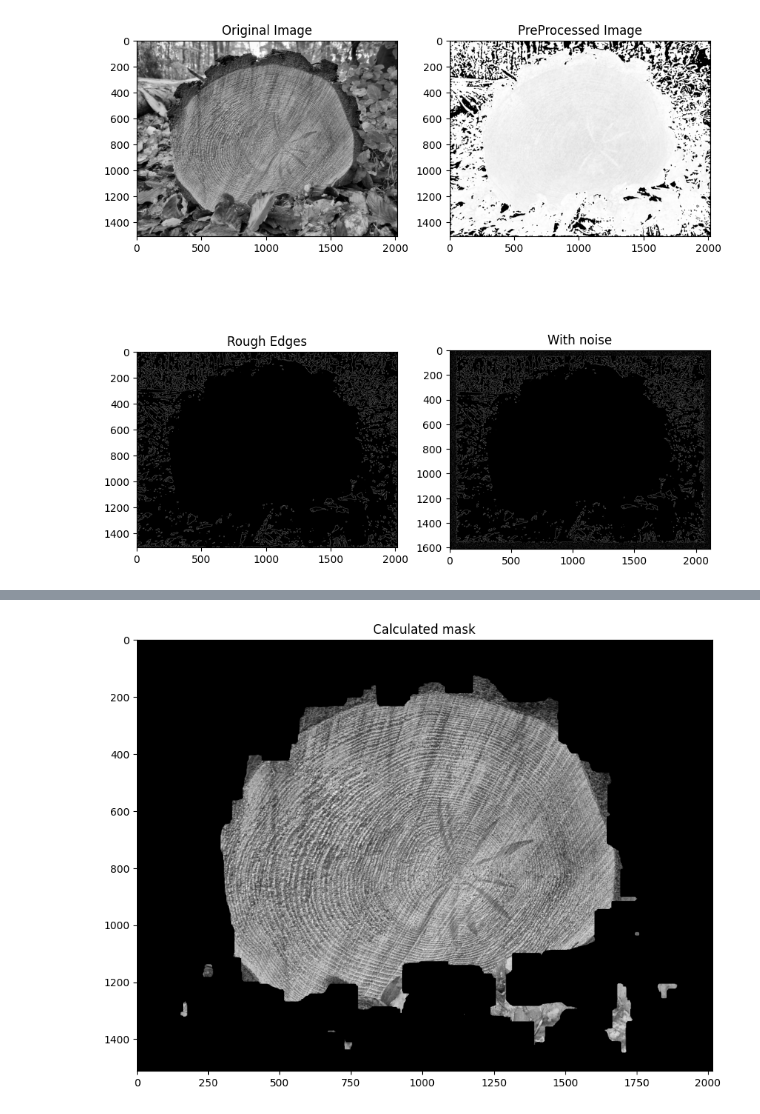
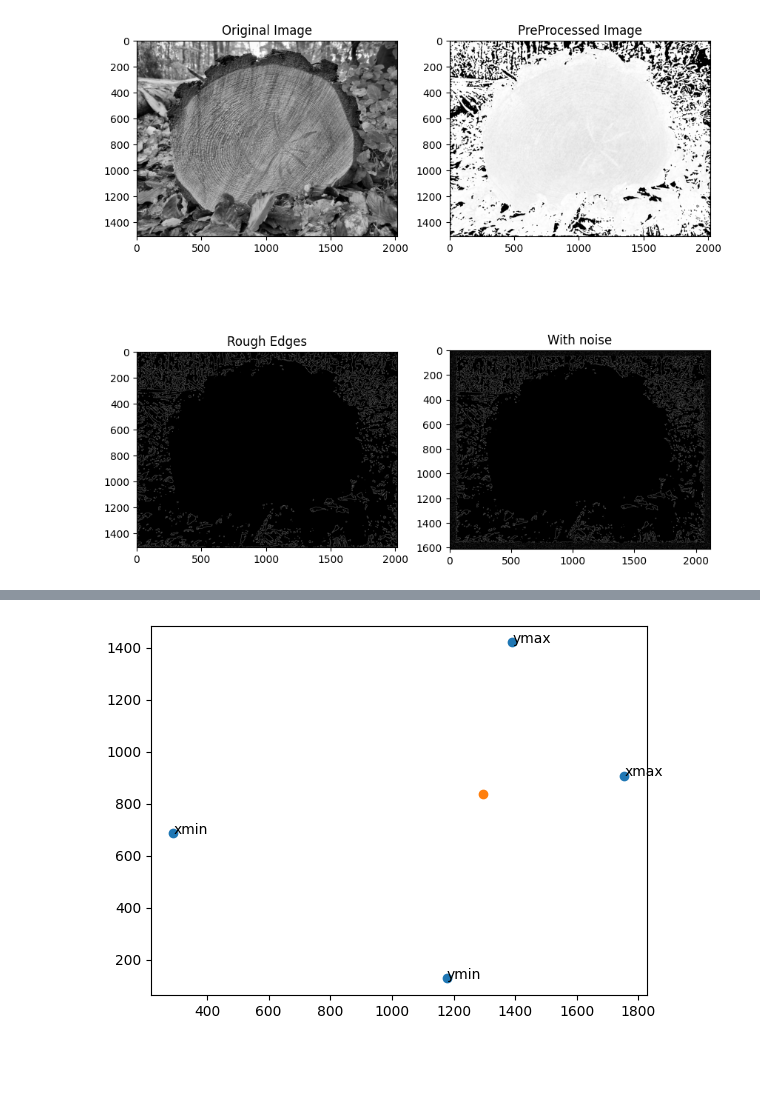
Before and after one commit to TheLoraxxz/DHBW-Mosbach-Digit-Bildverarbeitung-WS2023, a Jupyter notebook: CountRings.ipynb, the cells around one changed output, grey strips where cells are left out. Cells and saved outputs as stored; diff of their text form; code cells hidden in the pictures; blank space fills up the shorter version.

```diff
--- a/CountRings.ipynb
+++ b/CountRings.ipynb
@@ -77,7 +76,0 @@ plt.show()
-# %%
-maskedImage = cv.bitwise_and(targetImage, img)
-fig,ax =plt.subplots(1,1,figsize=(10,10))
-ax.imshow(maskedImage,cmap=plt.get_cmap('gray'))
-ax.title.set_text("Calculated mask")
-# %% [output]
-[figure, removed]
@@ -87,0 +77,52 @@ c = max(cnts, key=cv.contourArea)
+# %%
+from scipy.spatial import ConvexHull, convex_hull_plot_2d
+
+contours = cv.findContours(targetImage.copy(), cv.RETR_EXTERNAL, cv.CHAIN_APPROX_NONE)
+cnts = imutils.grab_contours(contours)
+c = max(cnts, key=cv.contourArea)
+# get all points
+xs = c[:, 0, 0]
+ys = c[:, 0, 1]
+# get the maximas of each to draw lines and get the middle point
+ymax = np.amax(ys)
+index = np.where(ys == ymax)
+ymax = np.array([xs[index][0], ymax])
+
+ymin = np.amin(ys)
+index = np.where(ys == ymin)
+ymin = np.array([xs[index][0], ymin])
+
+xmax = np.amax(xs)
+index = np.where(xs == xmax)
+xmax = np.array([xmax, ys[index][0]])
+
+xmin = np.amin(xs)
+index = np.where(xs == xmin)
+xmin = np.array([xmin, ys[index][0]])
+
+# calculate intersection
+def perp( a ) :
+    b = np.empty_like(a)
+    b[0] = -a[1]
+    b[1] = a[0]
+    return b
+
+def seg_intersect(a1,a2, b1,b2) :
+    da = a2-a1
+    db = b2-b1
+    dp = a1-b1
+    dap = perp(da)
+    denom = np.dot( dap, db)
+    num = np.dot( dap, dp )
+    return (num / denom.astype(float))*db + b1
+# show intersects
+xIntersec,yIntersec = seg_intersect(xmin,xmax,ymin,ymax)
+points = np.array([xmin,xmax,ymin,ymax])
+n = ["xmin","xmax","ymin","ymax"]
+plt.scatter(points[:,0],points[:,1])
+for i, txt in enumerate(n):
+        plt.annotate(txt, (points[i][0], points[i][1]))
+plt.scatter(xIntersec,yIntersec)
+plt.show()
+# %% [output]
+[figure, added]
```
Also changed, not shown: parts of 3 cells of this notebook.
